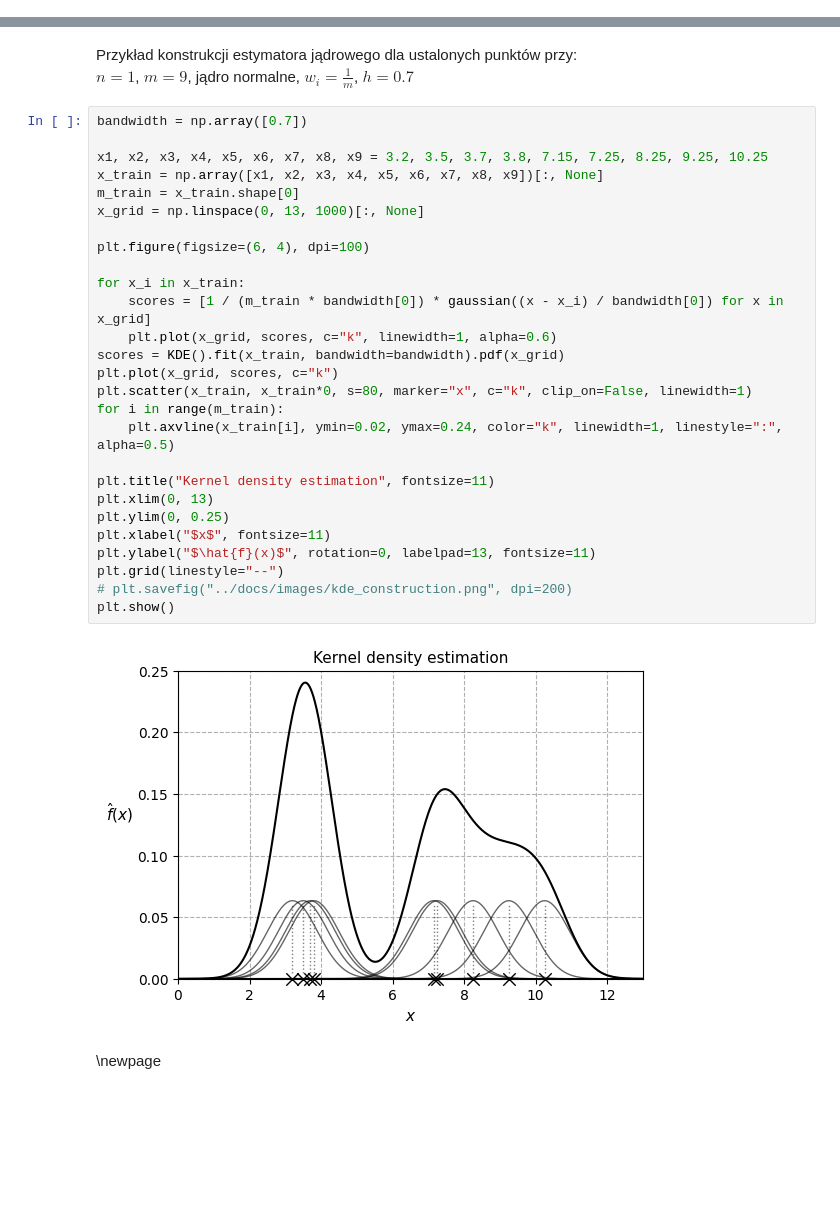
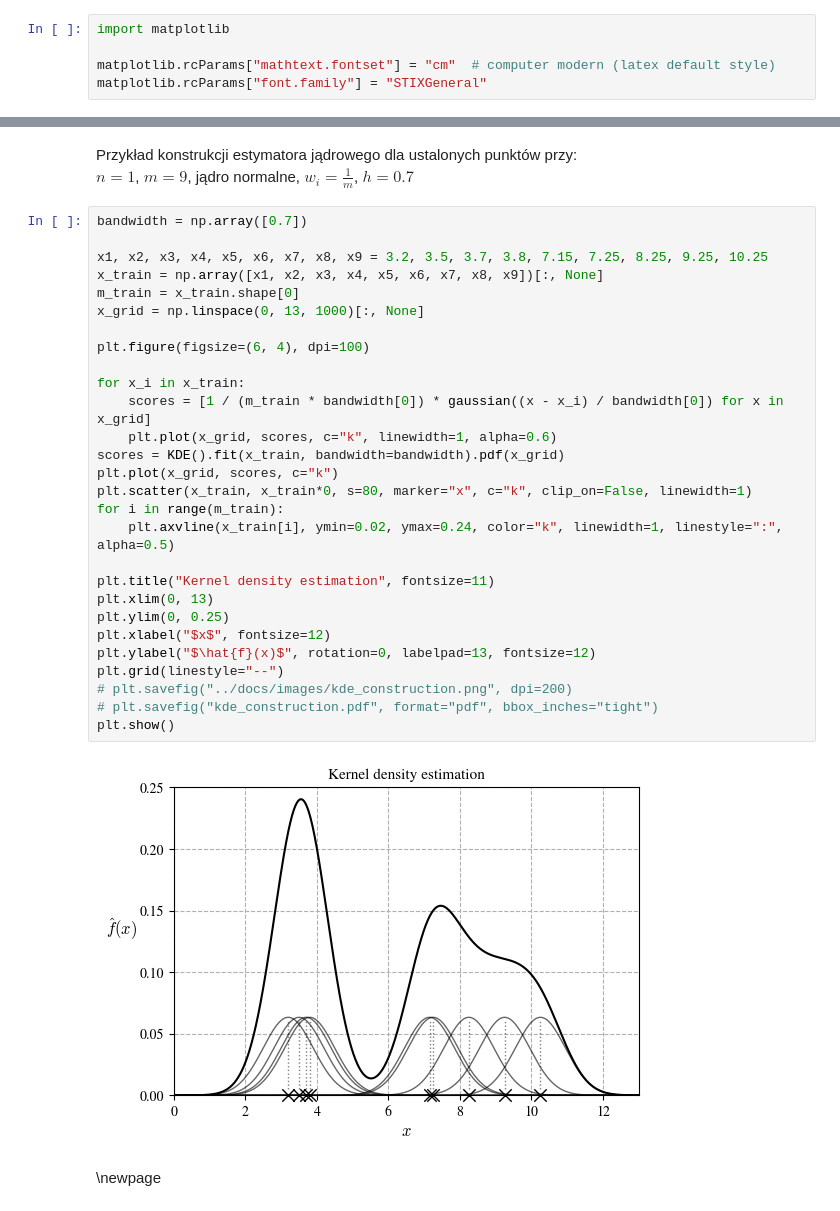
Before and after one commit to krystianfranus/kde-learn, a Jupyter notebook: notebooks/PhD_notes_kde.ipynb, the cells around one changed output, grey strips where cells are left out. Cells and saved outputs as stored; diff of their text form; blank space fills up the shorter version.

```diff
--- a/notebooks/PhD_notes_kde.ipynb
+++ b/notebooks/PhD_notes_kde.ipynb
@@ -19,6 +19,11 @@ from sklearn.cluster import KMeans
 
 import warnings
 warnings.filterwarnings("ignore")
+# %%
+import matplotlib
+
+matplotlib.rcParams["mathtext.fontset"] = "cm"  # computer modern (latex default style)
+matplotlib.rcParams["font.family"] = "STIXGeneral"
 # %% [markdown]
 # Estymator jądrowy
 
@@ -86,32 +98,33 @@ $n = 1$, $m=9$, jądro normalne, $w_i=\frac{1}{m}$, $h=0.7$
 # %%
 bandwidth = np.array([0.7])
 
 x1, x2, x3, x4, x5, x6, x7, x8, x9 = 3.2, 3.5, 3.7, 3.8, 7.15, 7.25, 8.25, 9.25, 10.25
 x_train = np.array([x1, x2, x3, x4, x5, x6, x7, x8, x9])[:, None]
 m_train = x_train.shape[0]
 x_grid = np.linspace(0, 13, 1000)[:, None]
 
 plt.figure(figsize=(6, 4), dpi=100)
 
 for x_i in x_train:
     scores = [1 / (m_train * bandwidth[0]) * gaussian((x - x_i) / bandwidth[0]) for x in x_grid]
     plt.plot(x_grid, scores, c="k", linewidth=1, alpha=0.6)
 scores = KDE().fit(x_train, bandwidth=bandwidth).pdf(x_grid)
 plt.plot(x_grid, scores, c="k")
 plt.scatter(x_train, x_train*0, s=80, marker="x", c="k", clip_on=False, linewidth=1)
 for i in range(m_train):
     plt.axvline(x_train[i], ymin=0.02, ymax=0.24, color="k", linewidth=1, linestyle=":", alpha=0.5)
 
 plt.title("Kernel density estimation", fontsize=11)
 plt.xlim(0, 13)
 plt.ylim(0, 0.25)
-plt.xlabel("$x$", fontsize=11)
-plt.ylabel("$\hat{f}(x)$", rotation=0, labelpad=13, fontsize=11)
+plt.xlabel("$x$", fontsize=12)
+plt.ylabel("$\hat{f}(x)$", rotation=0, labelpad=13, fontsize=12)
 plt.grid(linestyle="--")
 # plt.savefig("../docs/images/kde_construction.png", dpi=200)
+# plt.savefig("kde_construction.pdf", format="pdf", bbox_inches="tight")
 plt.show()
 # %% [output]
-[figure, old version]
+[figure, new version]
 # %% [markdown]
 \newpage
 # %% [markdown]
```
Also changed, not shown: parts of 23 cells of this notebook, 15 other files.
